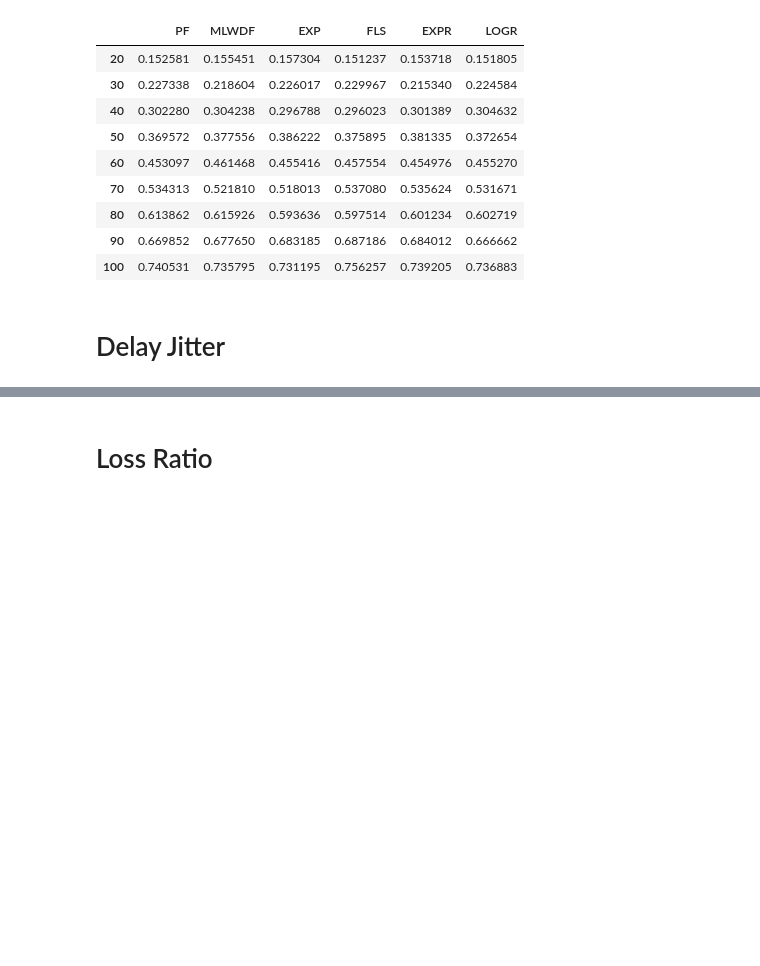
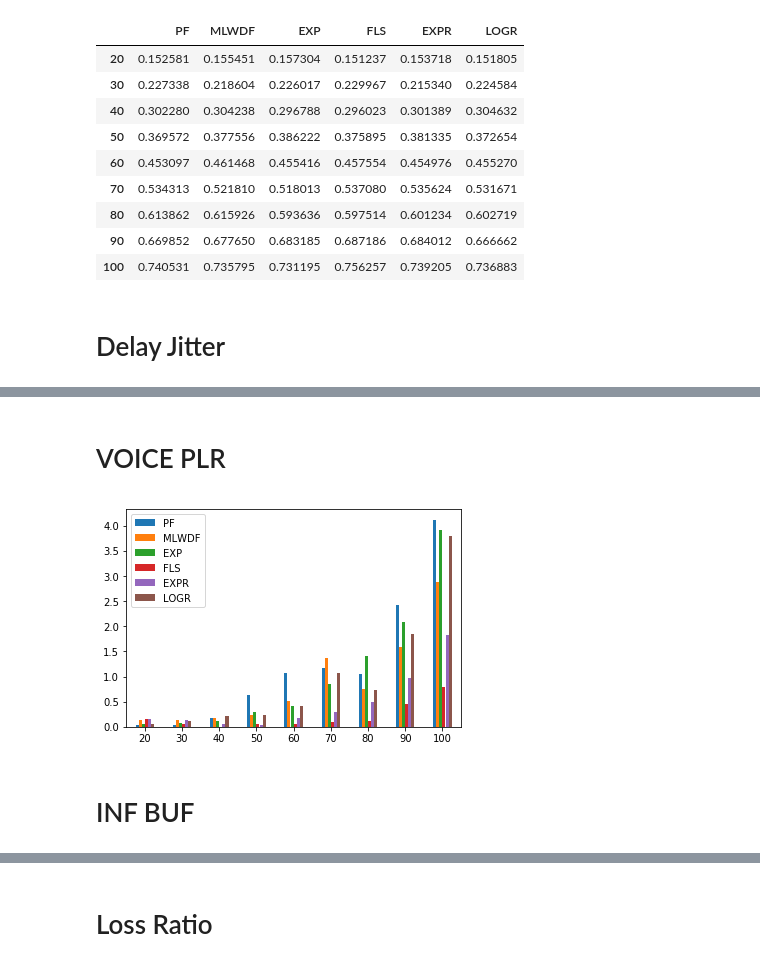
Before and after one commit to gdbranco/lte-sim-dev-new, a Jupyter notebook: myStuff/scripts/Statistics.ipynb, the cells around one changed output, grey strips where cells are left out. Drawn from its saved outputs; the diff is of its cells as text; code cells hidden in the pictures; blank space fills up the shorter version.

```diff
--- a/myStuff/scripts/Statistics.ipynb
+++ b/myStuff/scripts/Statistics.ipynb
@@ -442,0 +508,13 @@ fig.savefig("./pdfs/JitterVoIP.pdf", bbox_inches='tight')
+# %% [markdown]
+# VOICE PLR
+# %%
+dfPLRVOICE = pd.DataFrame({'PF': PLRVOICE[1], 'MLWDF': PLRVOICE[2], 'EXP': PLRVOICE[3],
+                            'FLS': PLRVOICE[4], 'EXPR': PLRVOICE[5], 'LOGR': PLRVOICE[6]},
+                           index=[20,30,40,50,60,70,80,90,100])
+plot = dfPLRVOICE.plot.bar(rot=0)
+fig = plot.get_figure()
+fig.savefig("./pdfs/PacketLossVoice.pdf", bbox_inches='tight')
+# %% [output]
+[figure, added]
+# %% [markdown]
+# INF BUF
```
Also changed, not shown: parts of 40 cells of this notebook, 20 other files.
